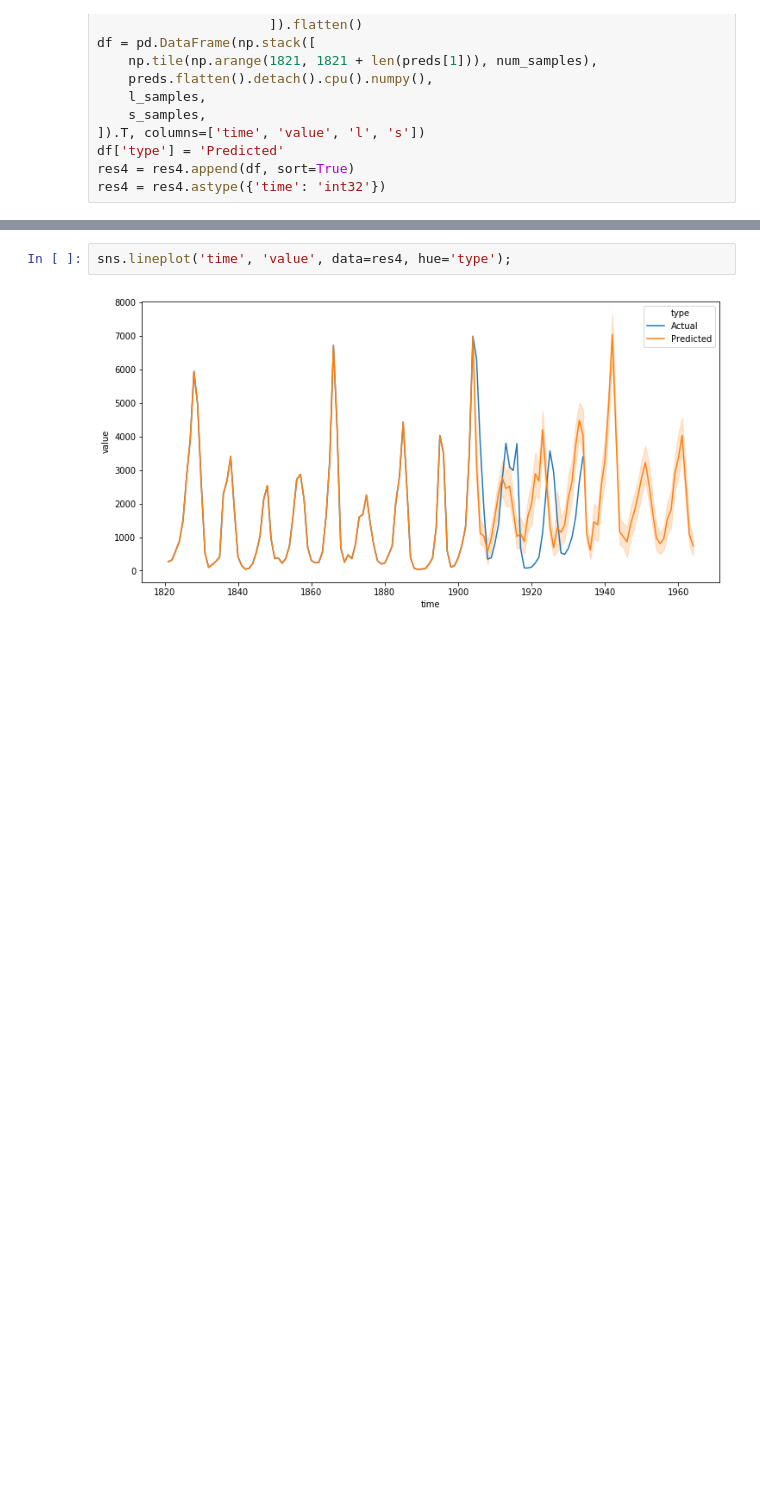
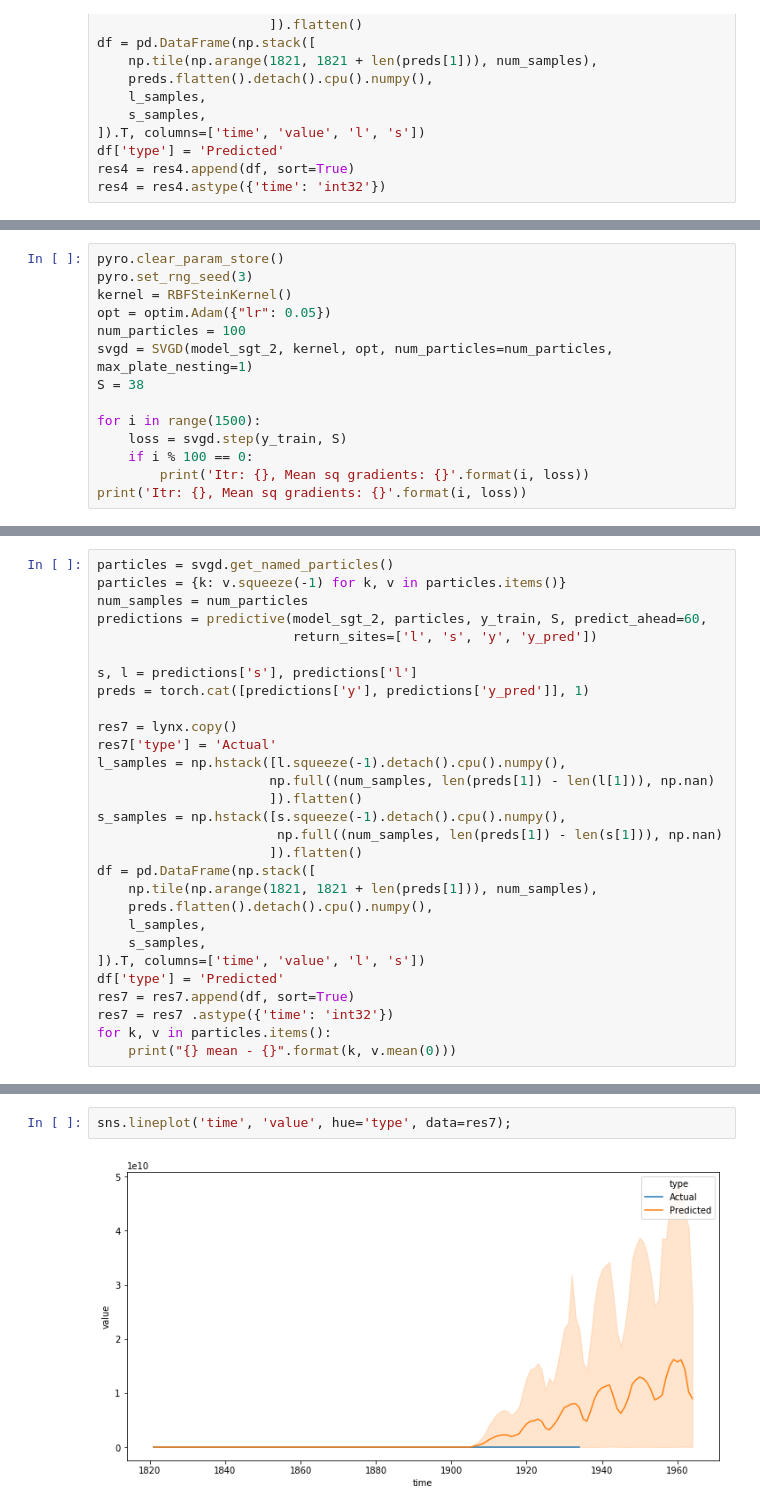
Before and after one commit to pyro-ppl/sandbox, a Jupyter notebook: 2019-08-time-series/time_series_sgt.ipynb, the cells around one changed output, grey strips where cells are left out. Cells and saved outputs as stored; diff of their text form; blank space fills up the shorter version.

Commit message:
add svgd; more plots

```diff
--- a/2019-08-time-series/time_series_sgt.ipynb
+++ b/2019-08-time-series/time_series_sgt.ipynb
@@ -445,0 +680,14 @@ res4 = res4.astype({'time': 'int32'})
+# %%
+pyro.clear_param_store()
+pyro.set_rng_seed(3)
+kernel = RBFSteinKernel()
+opt = optim.Adam({"lr": 0.05})
+num_particles = 100
+svgd = SVGD(model_sgt_2, kernel, opt, num_particles=num_particles, max_plate_nesting=1)
+S = 38
+
+for i in range(1500):
+    loss = svgd.step(y_train, S)
+    if i % 100 == 0:
+        print('Itr: {}, Mean sq gradients: {}'.format(i, loss))
+print('Itr: {}, Mean sq gradients: {}'.format(i, loss))
@@ -445,0 +711,29 @@ res4 = res4.astype({'time': 'int32'})
+# %%
+particles = svgd.get_named_particles()
+particles = {k: v.squeeze(-1) for k, v in particles.items()}
+num_samples = num_particles
+predictions = predictive(model_sgt_2, particles, y_train, S, predict_ahead=60,
+                         return_sites=['l', 's', 'y', 'y_pred'])
+
+s, l = predictions['s'], predictions['l']
+preds = torch.cat([predictions['y'], predictions['y_pred']], 1)
+
+res7 = lynx.copy()
+res7['type'] = 'Actual'
+l_samples = np.hstack([l.squeeze(-1).detach().cpu().numpy(),
+                      np.full((num_samples, len(preds[1]) - len(l[1])), np.nan)
+                      ]).flatten()
+s_samples = np.hstack([s.squeeze(-1).detach().cpu().numpy(),
+                       np.full((num_samples, len(preds[1]) - len(s[1])), np.nan)
+                      ]).flatten()
+df = pd.DataFrame(np.stack([
+    np.tile(np.arange(1821, 1821 + len(preds[1])), num_samples),
+    preds.flatten().detach().cpu().numpy(),
+    l_samples,
+    s_samples,
+]).T, columns=['time', 'value', 'l', 's'])
+df['type'] = 'Predicted'
+res7 = res7.append(df, sort=True)
+res7 = res7 .astype({'time': 'int32'})
+for k, v in particles.items():
+    print("{} mean - {}".format(k, v.mean(0)))
@@ -446,4 +827,4 @@ res4 = res4.astype({'time': 'int32'})
 # %%
-sns.lineplot('time', 'value', data=res4, hue='type');
+sns.lineplot('time', 'value', hue='type', data=res7);
 # %% [output]
-[figure, old version]
+[figure, new version]
```
Also changed, not shown: parts of 68 cells of this notebook.
